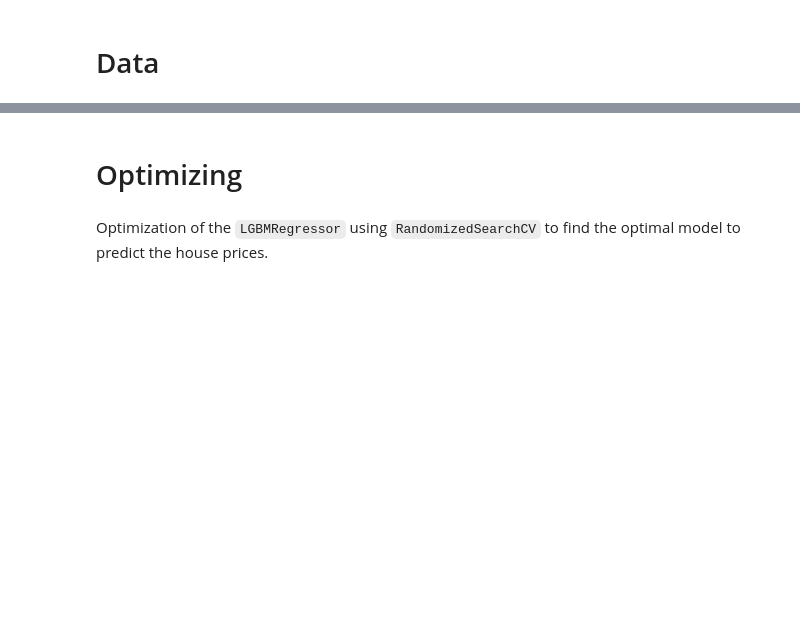
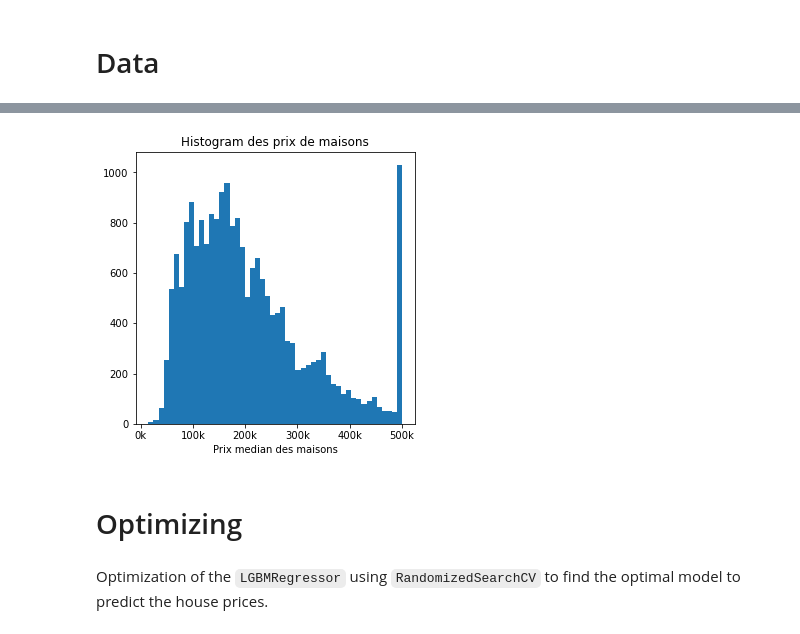
Before and after one commit to scikit-learn-contrib/MAPIE, a Jupyter notebook: notebooks/regression/regression_methods.ipynb, the cells around one changed output, grey strips where cells are left out. Drawn from its saved outputs; the diff is of its cells as text; code cells hidden in the pictures; blank space fills up the shorter version.

```diff
--- a/notebooks/regression/regression_methods.ipynb
+++ b/notebooks/regression/regression_methods.ipynb
@@ -71,2 +80,10 @@ X = pd.DataFrame(X)
+# %%
+fig, axs = plt.subplots(1, 1, figsize=(5, 5))
+axs.hist(y, bins=50)
+axs.set_xlabel("Prix median des maisons")
+axs.set_title("Histogram des prix de maisons")
+axs.xaxis.set_major_formatter(FormatStrFormatter('%.0f'+"k"))
+# %% [output]
+[figure, added]
 # %%
 X[X.select_dtypes(include=["object"]).columns] = X[X.select_dtypes(include=["object"]).columns].astype("category")
```
Also changed, not shown: parts of 14 cells of this notebook, 1 other file.
